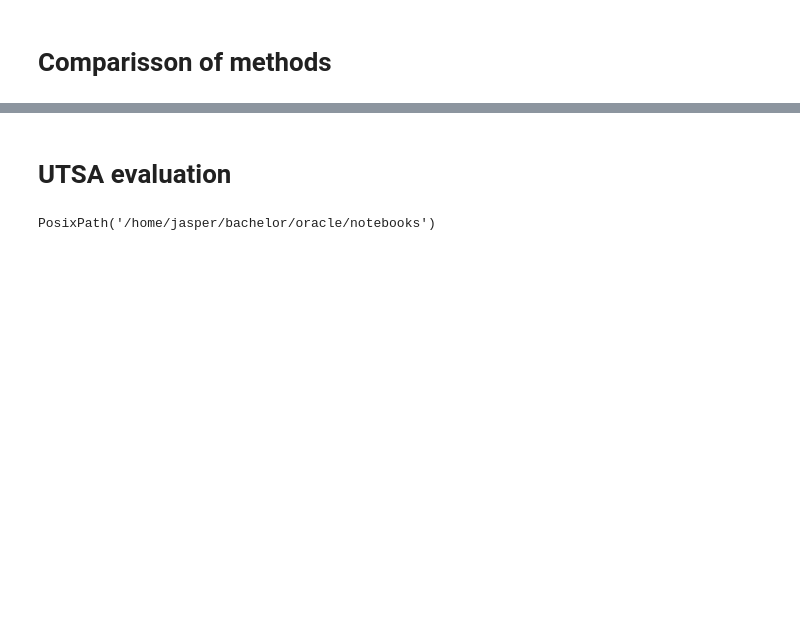
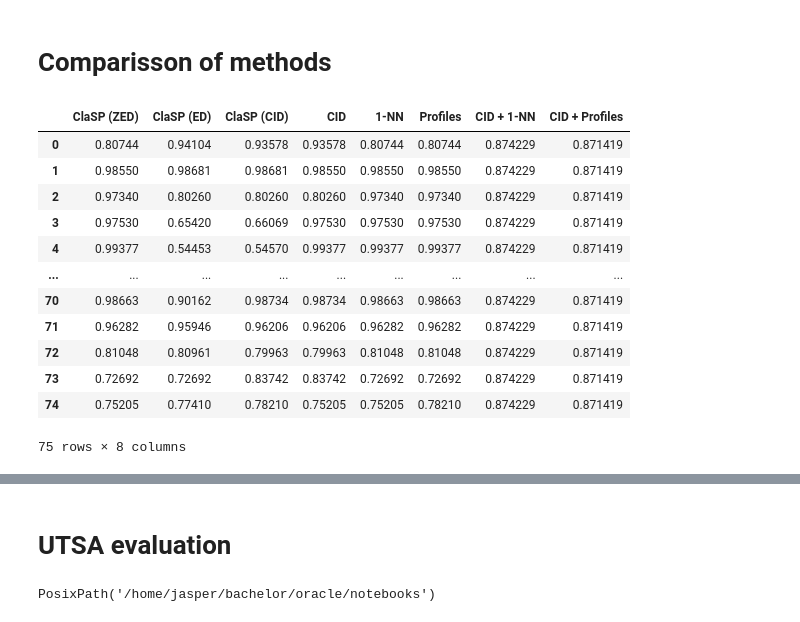
Before and after one commit to JaasperK/oracle, a Jupyter notebook: notebooks/oracle.ipynb, the cells around one changed output, grey strips where cells are left out. Cells and saved outputs as stored; diff of their text form; code cells hidden in the pictures; blank space fills up the shorter version.

```diff
--- a/notebooks/oracle.ipynb
+++ b/notebooks/oracle.ipynb
@@ -1483,0 +1553,14 @@ max = 0.8768848000000001  for cid_mu_th = 0.29000000000000115  and th = 0.06
+# %%
+def zed_cid_profile_picks():
+    th = 0.04
+    func = "std"
+    profile = ed_stats[func]
+
+    picks = []
+    for stat in profile:
+        if stat >= th:
+            picks.append("zed")
+        else:
+            picks.append("cid")
+
+    return evaluate_picks(picks, data_only=True)
@@ -1531,37 +1677,32 @@ default_clasp_scores = evaluate_picks(75 * ["zed"], True)
 # %%
-from utils.utils import compute_CD, graph_ranks
-
-default_clasp_scores = evaluate_picks(75 * ["zed"], True)
-
-def cid_mu_or_kurt_selection():
-    df = pd.DataFrame()
-
-    mu_picks = cid_picks_with_stdmu()
-    o_picks = cid_picks_with_stdo()
-    skew_picks = cid_picks_with_stdskew()
-    kurt_picks = cid_picks_with_stdkurt()
-
-    mu_scores = evaluate_picks(mu_picks, data_only=True)
-    o_scores = evaluate_picks(o_picks, data_only=True)
-    skew_scores = evaluate_picks(skew_picks, data_only=True)
-    kurt_scores = evaluate_picks(kurt_picks, data_only=True)
+def compare_all_methods():
+    mu_scores = evaluate_picks(cid_picks_with_stdmu(), data_only=True)
 
     return pd.DataFrame({
-        "dataset" : tssb_dataset_names,
-        # "default_ClaSP" : default_clasp_scores,
-        "std_mu" : mu_scores,
-        "std_o" : o_scores,
-        "std_skew" : skew_scores,
-        "std_kurt" : kurt_scores}
+        "ClaSP (ZED)" : default_clasp_scores,
+        "ClaSP (ED)" : evaluate_picks(75 * ["ed"], data_only=True),
+        "ClaSP (CID)" : evaluate_picks(75 * ["cid"], data_only=True),
+        "CID" : mu_scores,
+        "1-NN" : zed_ed_nn_picks(),
+        "Profiles" : zed_cid_profile_picks(),
+        "CID + 1-NN" : cid_nn_scores,
+        "CID + Profiles" : cid_profile_scores,
+        }
     )
 
-stats_mu_kurt = cid_mu_or_kurt_selection()
-
-
-ranks = stats_mu_kurt.iloc[:, 1:].rank(axis=1, method="min", ascending=False)
-means = ranks.mean(axis=0)
-for mean, name in zip(means, stats_mu_kurt.columns[1:]):
-    print(f"{name}: wins={ranks[ranks[name] == 1].shape[0]} rank={np.round(mean, 5)}")
-
-cd = compute_CD(means, stats_mu_kurt.shape[0])
-graph_ranks(means, stats_mu_kurt.columns[1:], cd=cd, reverse=True)
+compare_df = compare_all_methods()
+compare_df
+# %% [output]
+|  | ClaSP (ZED) | ClaSP (ED) | ClaSP (CID) | CID | 1-NN | Profiles | CID + 1-NN | CID + Profiles |
+| 0 | 0.80744 | 0.94104 | 0.93578 | 0.93578 | 0.80744 | 0.80744 | 0.874229 | 0.871419 |
+| 1 | 0.98550 | 0.98681 | 0.98681 | 0.98550 | 0.98550 | 0.98550 | 0.874229 | 0.871419 |
+| 2 | 0.97340 | 0.80260 | 0.80260 | 0.80260 | 0.97340 | 0.97340 | 0.874229 | 0.871419 |
+| 3 | 0.97530 | 0.65420 | 0.66069 | 0.97530 | 0.97530 | 0.97530 | 0.874229 | 0.871419 |
+| 4 | 0.99377 | 0.54453 | 0.54570 | 0.99377 | 0.99377 | 0.99377 | 0.874229 | 0.871419 |
+| ... | ... | ... | ... | ... | ... | ... | ... | ... |
+| 70 | 0.98663 | 0.90162 | 0.98734 | 0.98734 | 0.98663 | 0.98663 | 0.874229 | 0.871419 |
+| 71 | 0.96282 | 0.95946 | 0.96206 | 0.96206 | 0.96282 | 0.96282 | 0.874229 | 0.871419 |
+| 72 | 0.81048 | 0.80961 | 0.79963 | 0.79963 | 0.81048 | 0.81048 | 0.874229 | 0.871419 |
+| 73 | 0.72692 | 0.72692 | 0.83742 | 0.83742 | 0.72692 | 0.72692 | 0.874229 | 0.871419 |
+| 74 | 0.75205 | 0.77410 | 0.78210 | 0.75205 | 0.75205 | 0.78210 | 0.874229 | 0.871419 |
+75 rows × 8 columns
```
Also changed, not shown: parts of 61 cells of this notebook, 2 other files.
